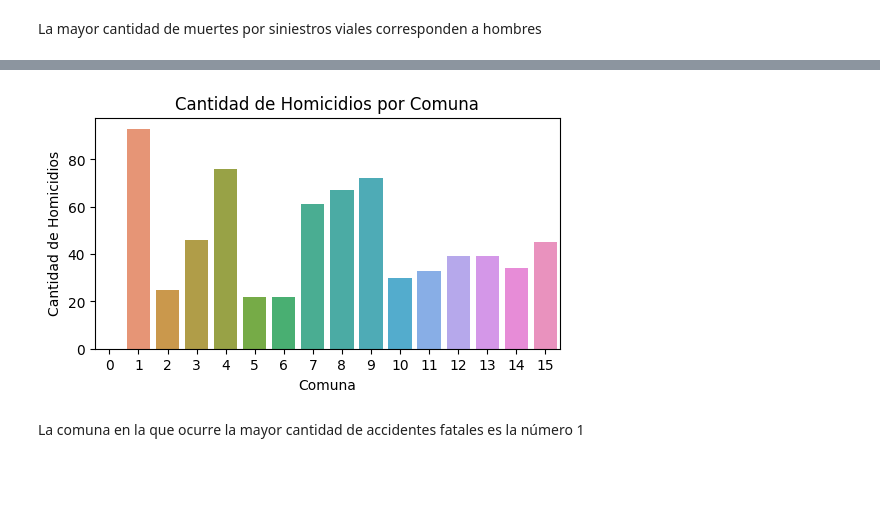
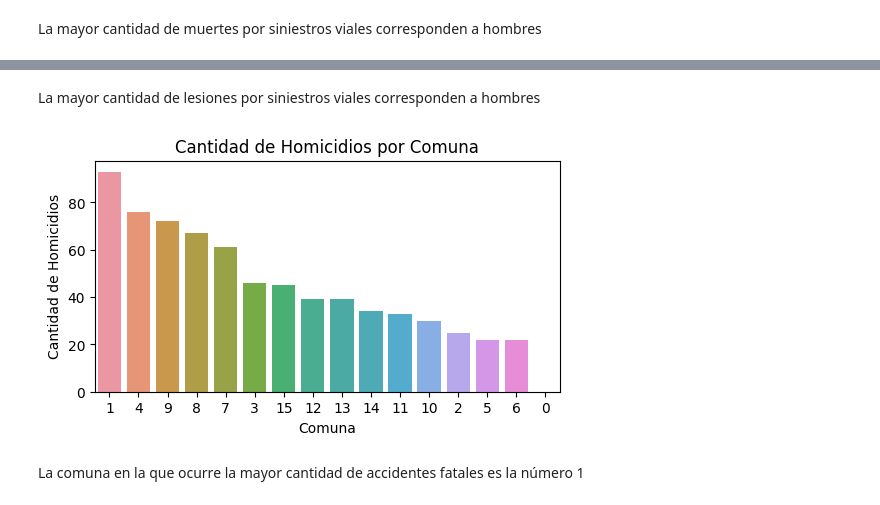
Before and after one commit to torcivita/PI-Siniestros-Viales, a Jupyter notebook: ETL + EDA.ipynb, the cells around one changed output, grey strips where cells are left out. Cells and saved outputs as stored; diff of their text form; code cells hidden in the pictures; blank space fills up the shorter version.

```diff
--- a/ETL + EDA.ipynb
+++ b/ETL + EDA.ipynb
@@ -697,12 +743,14 @@ La mayor cantidad de muertes por siniestros viales corresponden a hombres
+# %% [markdown]
+La mayor cantidad de lesiones por siniestros viales corresponden a hombres
 # %%
 # Comparamos la cantidad de accidentes fatales por comuna
 plt.figure(figsize=(6, 3))
-sns.countplot(x='COMUNA', data=homicidios_merge)
+sns.countplot(x='COMUNA', data=homicidios_merge, order=homicidios_merge['COMUNA'].value_counts().index)
 plt.title('Cantidad de Homicidios por Comuna')
 plt.xlabel('Comuna')
 plt.ylabel('Cantidad de Homicidios')
 plt.show()
 # %% [output]
-[figure, old version]
+[figure, new version]
 # %% [markdown]
 La comuna en la que ocurre la mayor cantidad de accidentes fatales es la número 1
```
Also changed, not shown: parts of 14 cells of this notebook, 3 other files.
